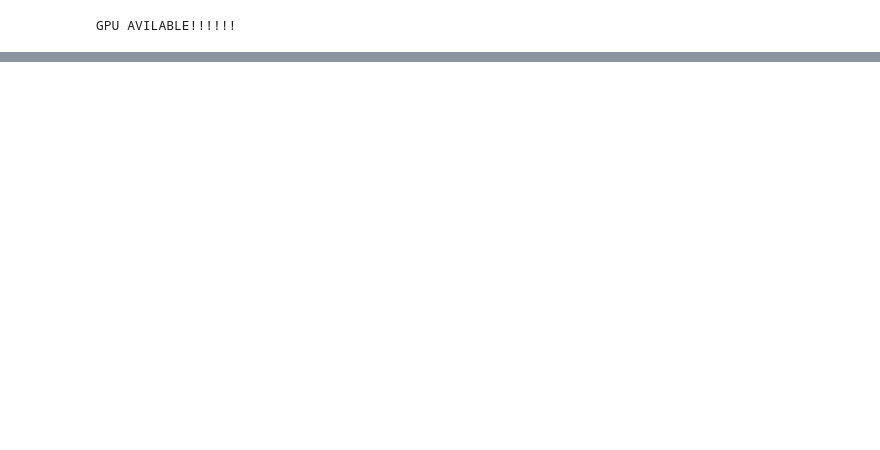
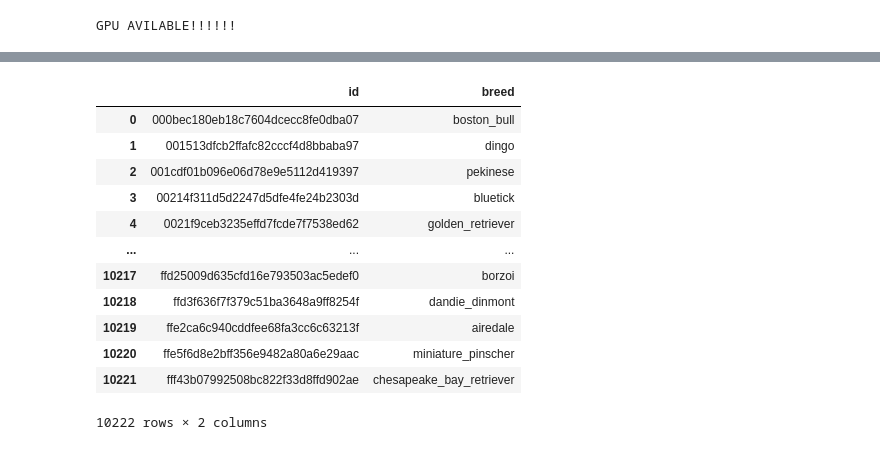
Before and after one commit to abbazs333/ML_dev_training, a Jupyter notebook: end_to_end_dog_breed_detection.ipynb, the cells around one changed output, grey strips where cells are left out. Saved outputs shown, nothing was run; the diff lists cells and outputs as text; code cells hidden in the pictures; blank space fills up the shorter version.

```diff
--- a/end_to_end_dog_breed_detection.ipynb
+++ b/end_to_end_dog_breed_detection.ipynb
@@ -45,0 +68,16 @@ GPU AVILABLE!!!!!!
+# %%
+df_labels
+# %% [output]
+|  | id | breed |
+| 0 | 000bec180eb18c7604dcecc8fe0dba07 | boston_bull |
+| 1 | 001513dfcb2ffafc82cccf4d8bbaba97 | dingo |
+| 2 | 001cdf01b096e06d78e9e5112d419397 | pekinese |
+| 3 | 00214f311d5d2247d5dfe4fe24b2303d | bluetick |
+| 4 | 0021f9ceb3235effd7fcde7f7538ed62 | golden_retriever |
+| ... | ... | ... |
+| 10217 | ffd25009d635cfd16e793503ac5edef0 | borzoi |
+| 10218 | ffd3f636f7f379c51ba3648a9ff8254f | dandie_dinmont |
+| 10219 | ffe2ca6c940cddfee68fa3cc6c63213f | airedale |
+| 10220 | ffe5f6d8e2bff356e9482a80a6e29aac | miniature_pinscher |
+| 10221 | fff43b07992508bc822f33d8ffd902ae | chesapeake_bay_retriever |
+10222 rows × 2 columns
```
Also changed, not shown: parts of 20 cells of this notebook.
